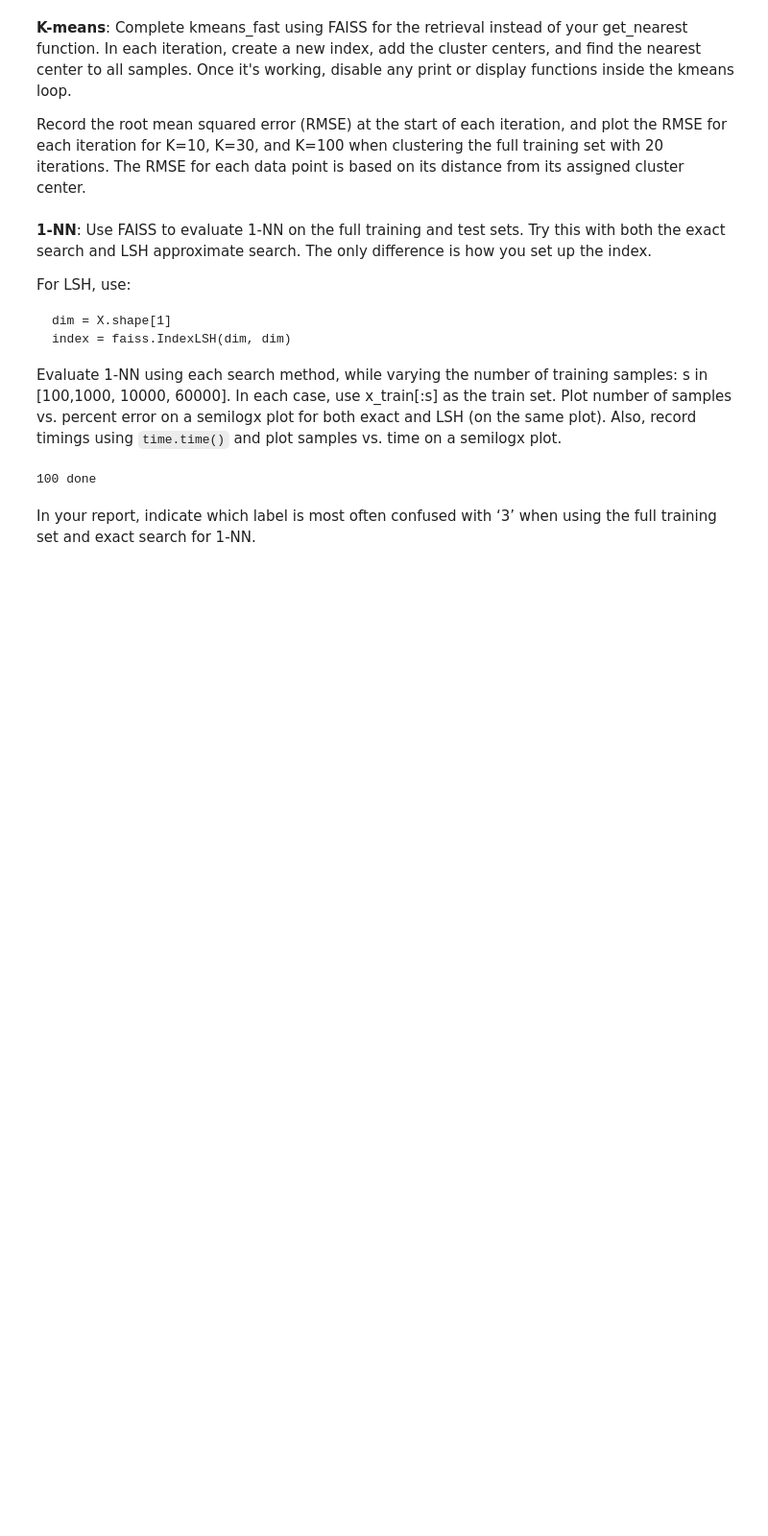
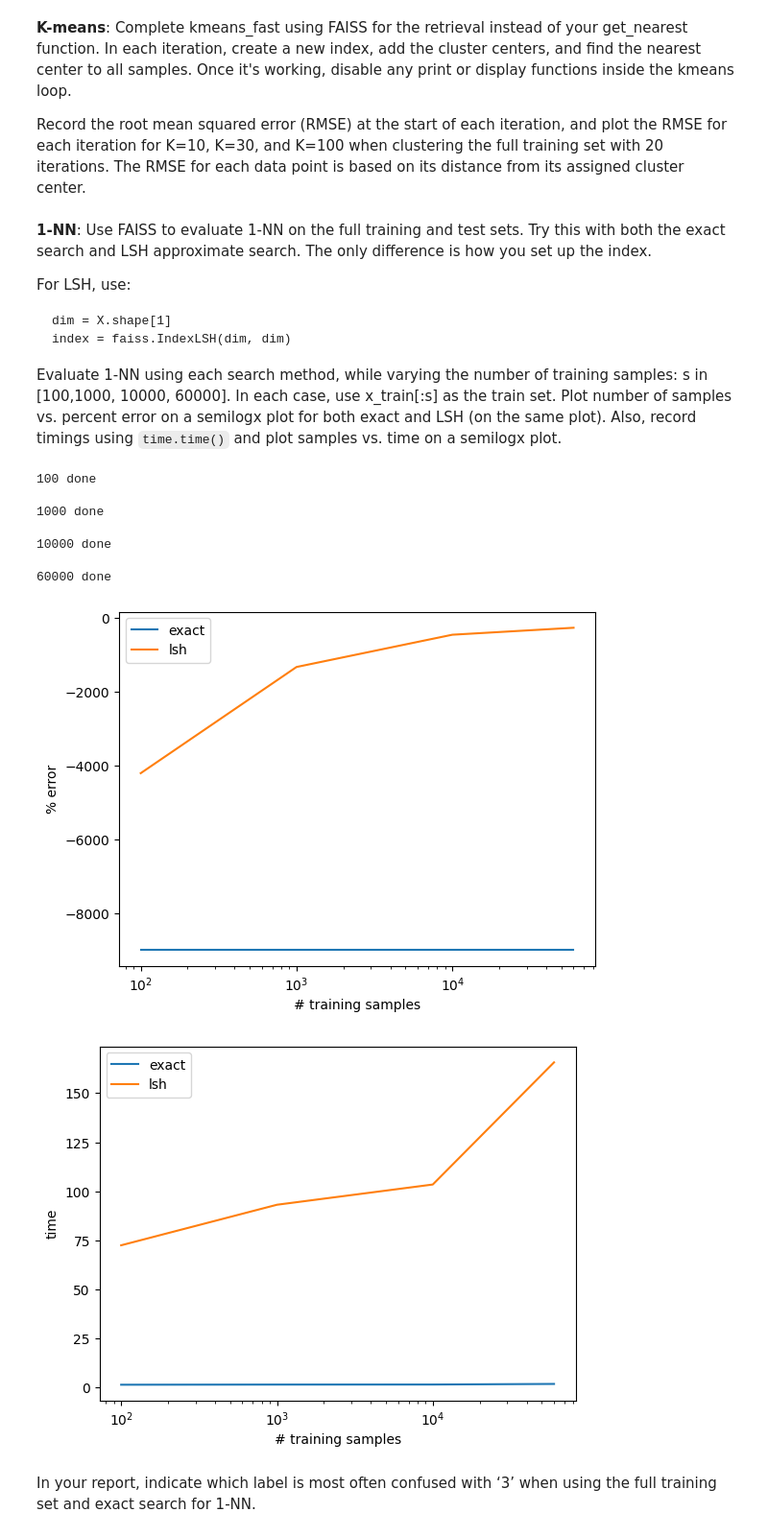
Before and after one commit to e1ec30/ML, a Jupyter notebook: notebooks/CS441_HW1_Starter.ipynb, the cells around one changed output. Shown at 96% size. Cells and saved outputs as stored; diff of their text form; code cells hidden in the pictures; blank space fills up the shorter version.

Commit message:
HW1: Plot LSH vs exact L2 error for one_nn

```diff
--- a/notebooks/CS441_HW1_Starter.ipynb
+++ b/notebooks/CS441_HW1_Starter.ipynb
@@ -244,12 +244,14 @@ def one_nn_lsh(x, X):
 nsample = [100, 1000, 10000, 60000]
 acc_exact = []
 acc_lsh = []
-timing_exact = 0
-timing_lsh = 0
+timing_exact = []
+timing_lsh = []
 
 for s in nsample:
     ae = 0
     al = 0
+    te = 0
+    tl = 0
 
     dim = x_train[:s].shape[1]
 
@@ -260,35 +262,57 @@ for s in nsample:
     index.add(x_train[:s])
 
     for i, tv in enumerate(x_test):
+       start = time.time()
        exact_d, exact_l = index_exact.search(np.array([tv]), 1)
+       duration = time.time() - start
+       te += duration
+
+       start = time.time()
        lsh_d, lsh_l = index_lsh.search(np.array([tv]), 1)
+       duration = time.time() - start
+       tl += duration
 
-       act = y_test[i]
+       act = y_test[i] #This is the label of the training sample
 
-       if y_test[exact_l.flatten()[0]] != act:
+       if y_train[exact_l.flatten()[0]] != act: #The LHS is the label of what we think is the nearest neighbour, so if the two match, we're correct.
+           ae += 1
+       if y_train[lsh_l.flatten()[0]] != act:
            al += 1
-       if y_test[lsh_l.flatten()[0]] != act:
-           ae += 1
     print(f"{s} done\n")
-    acc_exact.append(ae)
-    acc_lsh.append(al)
-
-print(acc_lsh, acc_exact)
+    acc_exact.append(ae / 100)
+    acc_lsh.append(al / 100)
+    timing_exact.append(te)
+    timing_lsh.append(tl)
 
 
-# TO DO
-
-# plt.semilogx(nsample, (1-acc_exact)*100, label='exact')
-# plt.semilogx(nsample, (1-acc_lsh)*100, label='lsh')
-# plt.legend(), plt.ylabel('% error'), plt.xlabel('# training samples')
-# plt.show()
-
-# plt.semilogx(nsample, timing_exact, label='exact')
-# plt.semilogx(nsample, timing_lsh, label='lsh')
-# plt.legend(), plt.ylabel('time'), plt.xlabel('# training samples')
-# plt.show()
+acc_exact = np.array(acc_exact)
+acc_lsh = np.array(acc_lsh)
+timing_exact = np.array(timing_exact)
+timing_lsh = np.array(timing_lsh)
 # %% [output]
 100 done
+
+1000 done
+
+10000 done
+
+60000 done
+# %%
+
+# TO DO
+
+plt.semilogx(nsample, (1-acc_exact)*100, label='exact')
+plt.semilogx(nsample, (1-acc_lsh)*100, label='lsh')
+plt.legend(), plt.ylabel('% error'), plt.xlabel('# training samples')
+plt.show()
+
+plt.semilogx(nsample, timing_exact, label='exact')
+plt.semilogx(nsample, timing_lsh, label='lsh')
+plt.legend(), plt.ylabel('time'), plt.xlabel('# training samples')
+plt.show()
+# %% [output]
+[figure, added]
+[figure, added]
 # %% [markdown]
 In your report, indicate which label is most often confused with ‘3’ when using the full training set and exact search for 1-NN.
 # %%
```
Also changed, not shown: parts of 1 cell of this notebook.
